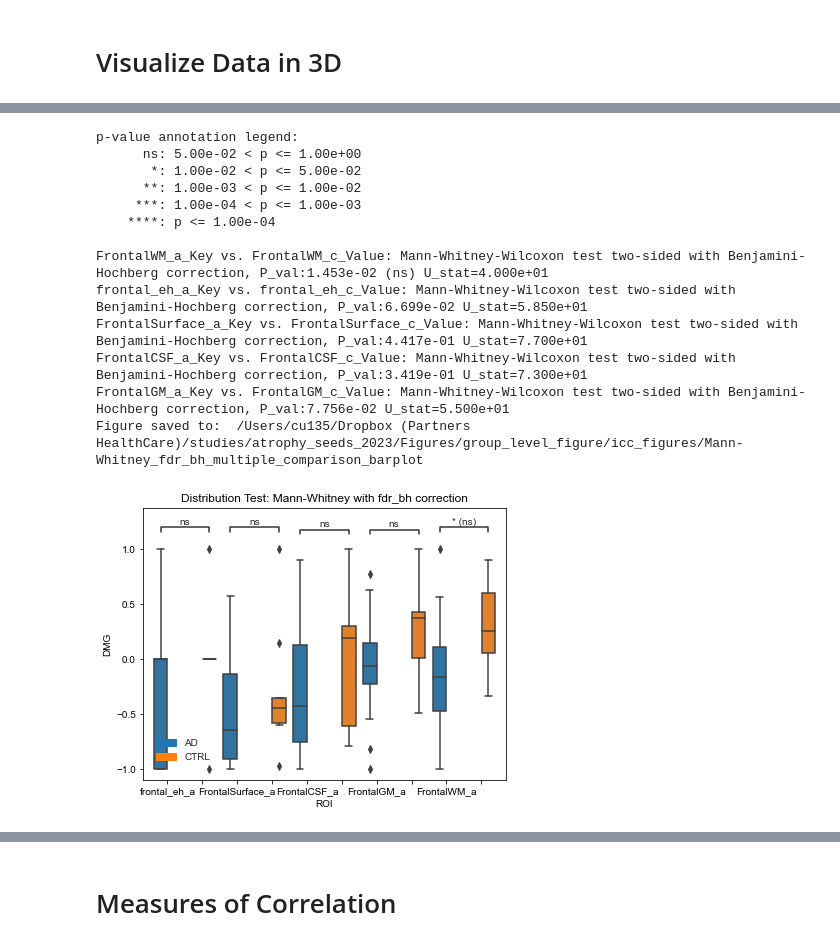
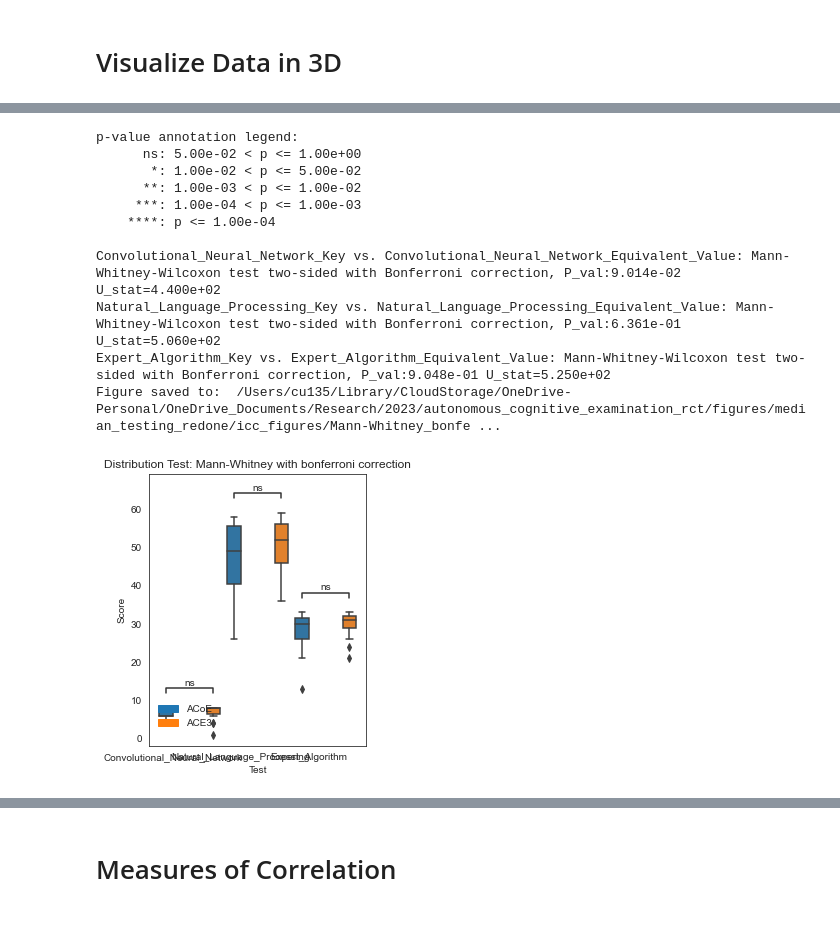
Before and after one commit to Calvinwhow/Research, a Jupyter notebook: nimlab/calvin_utils/notebooks/statistical_notebooks/generic_spreadsheet_functions.ipynb, the cells around one changed output, grey strips where cells are left out. Cells and saved outputs as stored; diff of their text form; code cells hidden in the pictures.

Commit message:
code updates. added bayesian statistics.

```diff
--- a/nimlab/calvin_utils/notebooks/statistical_notebooks/generic_spreadsheet_functions.ipynb
+++ b/nimlab/calvin_utils/notebooks/statistical_notebooks/generic_spreadsheet_functions.ipynb
@@ -196,0 +232,3 @@ data_df
+# %%
+pdf = pivot_dataframe(data_df, 'Total','Randomization_Group')
+pdf
@@ -280,0 +409,6 @@ display(data_df[(data_df['Cognitive_Status_Code'] == 0) & (data_df['Convolutiona
+# %%
+group1_col_name = 1
+group2_col_name = 2
+x_label = 'Randomization Group'
+y_label = 'ACE-3 Score'
+test_type = 'Mann-Whitney'
@@ -292,17 +604,0 @@ test_type = 't-test_ind'
-# %%
-import os
-import seaborn as sns
-from calvin_utils.statistical_utils.distribution_statistics import plot_with_annotation
-plt = plot_with_annotation(dataframe=new_df,
-                           col1=group1_col_name,
-                           col2=group2_col_name,
-                           xlabel=x_label,
-                           ylabel=y_label,
-                           test_type=test_type,
-                           colours=sns.set_palette(['red', 'blue'])
-)
-
-os.makedirs(os.path.join(out_dir, 'distribution_figures/validation'), exist_ok=True)
-plt.savefig(os.path.join(out_dir, f'distribution_figures/validation/{x_label}_{test_type}_{y_label}.png'))
-plt.savefig(os.path.join(out_dir, f'distribution_figures/validation/{x_label}_{test_type}_{y_label}.svg'))
-print('Figure saved to: ', (os.path.join(out_dir, f'distribution_figures/validation/{x_label}_{test_type}_{y_label}')))
@@ -514,42 +605,44 @@ comparisons_dict = {'frontal_eh_a': 'frontal_eh_c',
+# %%
+comparisons_dict = {'Convolutional_Neural_Network':'Convolutional_Neural_Network_Equivalent',
+                    'Natural_Language_Processing':'Natural_Language_Processing_Equivalent',
+                    'Expert_Algorithm':'Expert_Algorithm_Equivalent'}
 # %%
 # comparisons_dict = {'ACE3_Question_2': 'Question_2', 'ACE3_Question_3': 'Question_3', 'ACE3_Question_4': 'Question_4', 'ACE3_Question_5': 'Question_5', 'ACE3_Question_6': 'Question_6', 'ACE3_Question_7': 'Question_7', 'ACE3_Question_8': 'Question_8', 'ACE3_Question_9': 'Question_9', 'ACE3_Question_10': 'Question_10', 'ACE3_Question_11': 'Question_11', 'ACE3_Question_12': 'Question_12', 'ACE3_Question_13': 'Question_13', 'ACE3_Question_14': 'Question_14', 'ACE3_Question_15': 'Question_15', 'ACE3_Question_16': 'Question_16', 'ACE3_Question_17': 'Question_17', 'ACE3_Question_18': 'Question_18', 'ACE3_Question_19': 'Question_19', 'ACE3_Question_20': 'Question_20'}
 test_type = 'Mann-Whitney'
-correction_method = 'fdr_bh'
-key_label = 'AD'
-value_label = 'CTRL'
-x_label = 'ROI'
-y_label = 'DMG'
+correction_method = 'bonferroni'
+key_label = 'ACoE'
+value_label = 'ACE3'
+x_label = 'Test'
+y_label = 'Score'
 
 #----------------------------------------------------------------
 plt = plot_distribution_tests(dataframe=data_df,
                         comparisons_dict=comparisons_dict,
                         test_type=test_type,
                         correction_method=correction_method,
                         key_label=key_label,
                         value_label=value_label,
                         x_label=x_label,
                         y_label=y_label,
                         display='group_pairs')
 plt
 
 os.makedirs(os.path.join(out_dir, 'distribution_figures'), exist_ok=True)
 plt.savefig(os.path.join(out_dir, f'distribution_figures/{test_type}_{correction_method}_multiple_comparison_barplot.png'))
 plt.savefig(os.path.join(out_dir, f'distribution_figures/{test_type}_{correction_method}_multiple_comparison_barplot_barplot.svg'))
 print('Figure saved to: ', (os.path.join(out_dir, f'icc_figures/{test_type}_{correction_method}_multiple_comparison_barplot')))
 # %% [output]
 p-value annotation legend:
       ns: 5.00e-02 < p <= 1.00e+00
        *: 1.00e-02 < p <= 5.00e-02
       **: 1.00e-03 < p <= 1.00e-02
      ***: 1.00e-04 < p <= 1.00e-03
     ****: p <= 1.00e-04
 
-FrontalWM_a_Key vs. FrontalWM_c_Value: Mann-Whitney-Wilcoxon test two-sided with Benjamini-Hochberg correction, P_val:1.453e-02 (ns) U_stat=4.000e+01
-frontal_eh_a_Key vs. frontal_eh_c_Value: Mann-Whitney-Wilcoxon test two-sided with Benjamini-Hochberg correction, P_val:6.699e-02 U_stat=5.850e+01
-FrontalSurface_a_Key vs. FrontalSurface_c_Value: Mann-Whitney-Wilcoxon test two-sided with Benjamini-Hochberg correction, P_val:4.417e-01 U_stat=7.700e+01
-FrontalCSF_a_Key vs. FrontalCSF_c_Value: Mann-Whitney-Wilcoxon test two-sided with Benjamini-Hochberg correction, P_val:3.419e-01 U_stat=7.300e+01
-FrontalGM_a_Key vs. FrontalGM_c_Value: Mann-Whitney-Wilcoxon test two-sided with Benjamini-Hochberg correction, P_val:7.756e-02 U_stat=5.500e+01
-Figure saved to:  /Users/cu135/Dropbox (Partners HealthCare)/studies/atrophy_seeds_2023/Figures/group_level_figure/icc_figures/Mann-Whitney_fdr_bh_multiple_comparison_barplot
+Convolutional_Neural_Network_Key vs. Convolutional_Neural_Network_Equivalent_Value: Mann-Whitney-Wilcoxon test two-sided with Bonferroni correction, P_val:9.014e-02 U_stat=4.400e+02
+Natural_Language_Processing_Key vs. Natural_Language_Processing_Equivalent_Value: Mann-Whitney-Wilcoxon test two-sided with Bonferroni correction, P_val:6.361e-01 U_stat=5.060e+02
+Expert_Algorithm_Key vs. Expert_Algorithm_Equivalent_Value: Mann-Whitney-Wilcoxon test two-sided with Bonferroni correction, P_val:9.048e-01 U_stat=5.250e+02
+Figure saved to:  /Users/cu135/Library/CloudStorage/OneDrive-Personal/OneDrive_Documents/Research/2023/autonomous_cognitive_examination_rct/figures/median_testing_redone/icc_figures/Mann-Whitney_bonfe ...
-[figure, old version]
+[figure, new version]
 # %%
 data_df['ParietalWM_AD']
```
Also changed, not shown: parts of 66 cells of this notebook, 25 other files.
